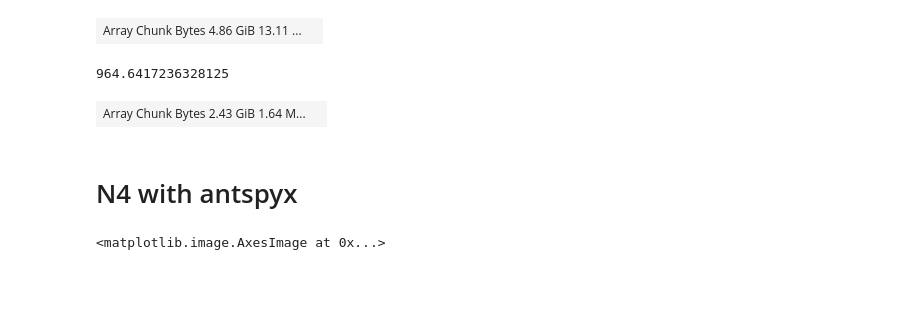
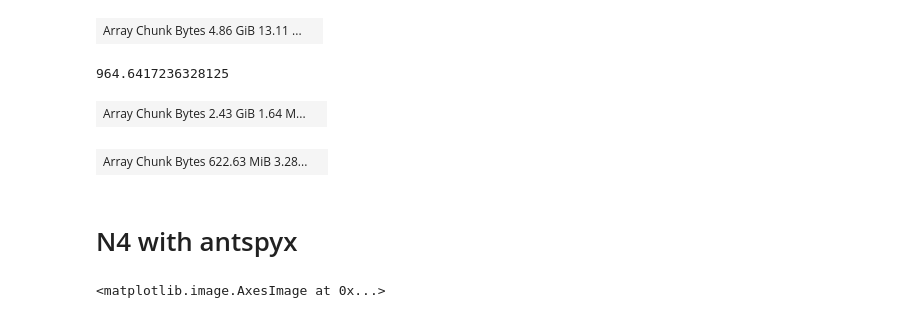
Before and after one commit to khanlab/SPIMquant, a Jupyter notebook: examples/notebooks/coiled_sandbox.ipynb, the cells around one changed output. Saved outputs shown, nothing was run; the diff lists cells and outputs as text; code cells hidden in the pictures; blank space fills up the shorter version.

```diff
--- a/examples/notebooks/coiled_sandbox.ipynb
+++ b/examples/notebooks/coiled_sandbox.ipynb
@@ -129,6 +113,10 @@ ZarrNii.from_path(out_uri,level=3).to_nifti('test_threshold_downsampled-3_fix.ni
 ZarrNii.from_path(in_zarr,level=3,channels=[0]).to_nifti('test_downsampled-3.nii')
 # %%
 ZarrNii.from_path(in_zarr,level=4,channels=[0]).downsample(along_z=8).to_nifti('test_downsampled-4_iso.nii')
+# %%
+ZarrNii.from_path(in_zarr,level=4,channels=[0]).downsample(along_z=8).darr
+# %% [output]
+| Array Chunk Bytes 622.63 MiB 3.28... |  |
 # %% [markdown]
 # N4 with antspyx
 # %%
```
Also changed, not shown: parts of 21 cells of this notebook.
